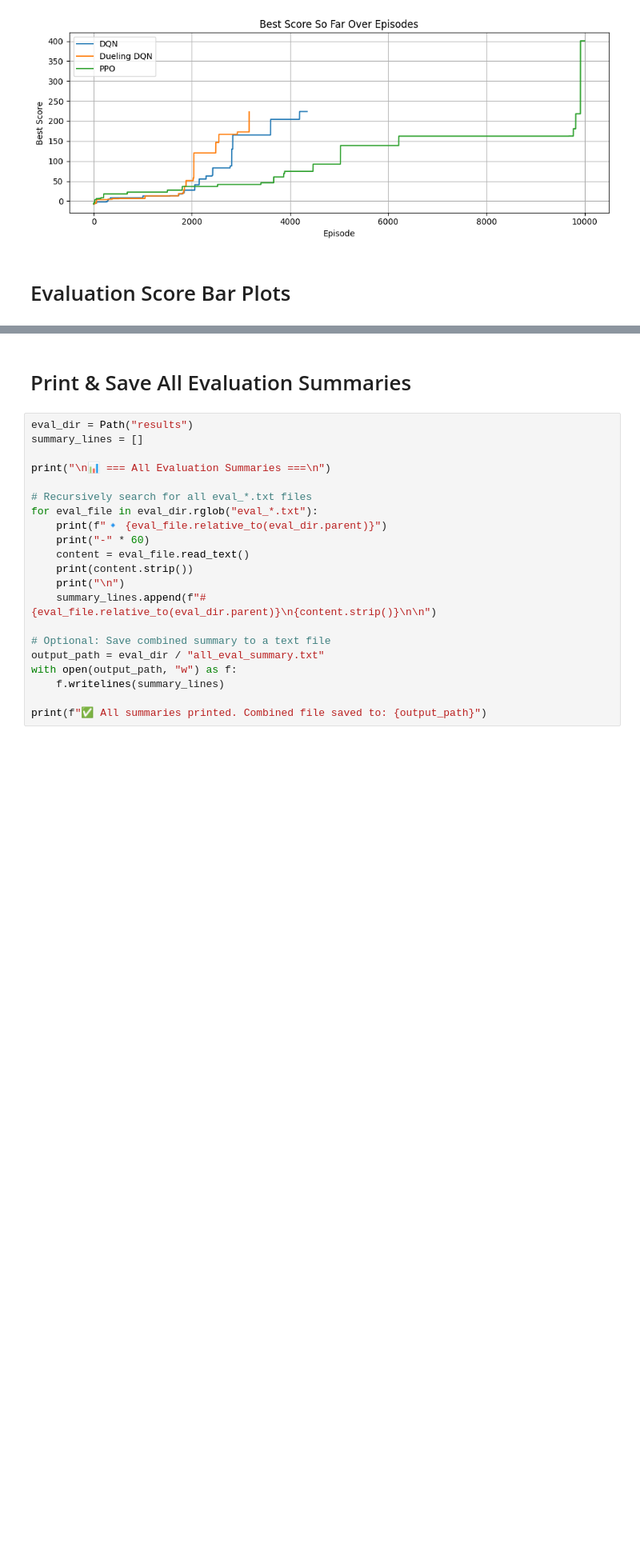
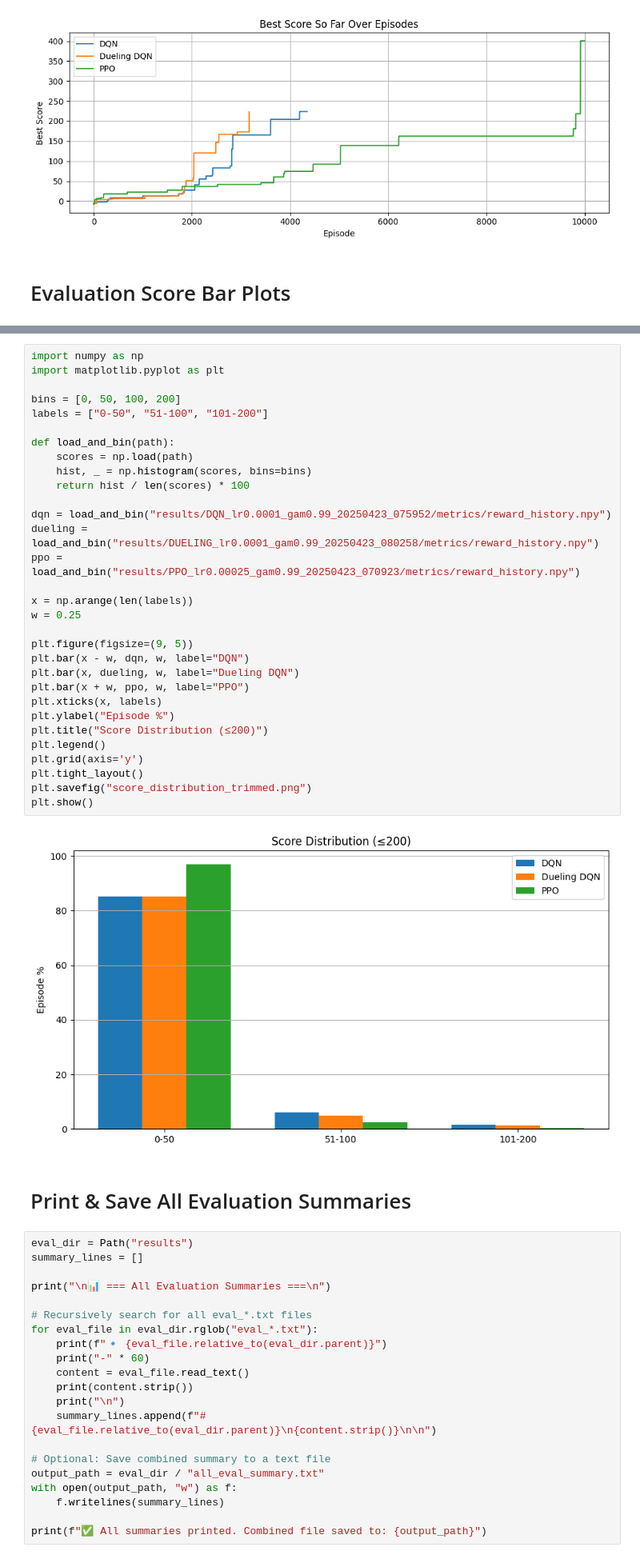
Before and after one commit to ezman102/flappybird_RL, a Jupyter notebook: visualization.ipynb, the cells around one changed output, grey strips where cells are left out. Shown at 80% size. Saved outputs shown, nothing was run; the diff lists cells and outputs as text; blank space fills up the shorter version.

```diff
--- a/visualization.ipynb
+++ b/visualization.ipynb
@@ -106,3 +115,36 @@ plt.show()
+# %%
+import numpy as np
+import matplotlib.pyplot as plt
+
+bins = [0, 50, 100, 200]
+labels = ["0-50", "51-100", "101-200"]
+
+def load_and_bin(path):
+    scores = np.load(path)
+    hist, _ = np.histogram(scores, bins=bins)
+    return hist / len(scores) * 100
+
+dqn = load_and_bin("results/DQN_lr0.0001_gam0.99_20250423_075952/metrics/reward_history.npy")
+dueling = load_and_bin("results/DUELING_lr0.0001_gam0.99_20250423_080258/metrics/reward_history.npy")
+ppo = load_and_bin("results/PPO_lr0.00025_gam0.99_20250423_070923/metrics/reward_history.npy")
+
+x = np.arange(len(labels))
+w = 0.25
+
+plt.figure(figsize=(9, 5))
+plt.bar(x - w, dqn, w, label="DQN")
+plt.bar(x, dueling, w, label="Dueling DQN")
+plt.bar(x + w, ppo, w, label="PPO")
+plt.xticks(x, labels)
+plt.ylabel("Episode %")
+plt.title("Score Distribution (≤200)")
+plt.legend()
+plt.grid(axis='y')
+plt.tight_layout()
+plt.savefig("score_distribution_trimmed.png")
+plt.show()
+# %% [output]
+[figure, added]
 # %% [markdown]
 # Print & Save All Evaluation Summaries
 # %%
```
Also changed, not shown: parts of 2 cells of this notebook, 2 other files.
